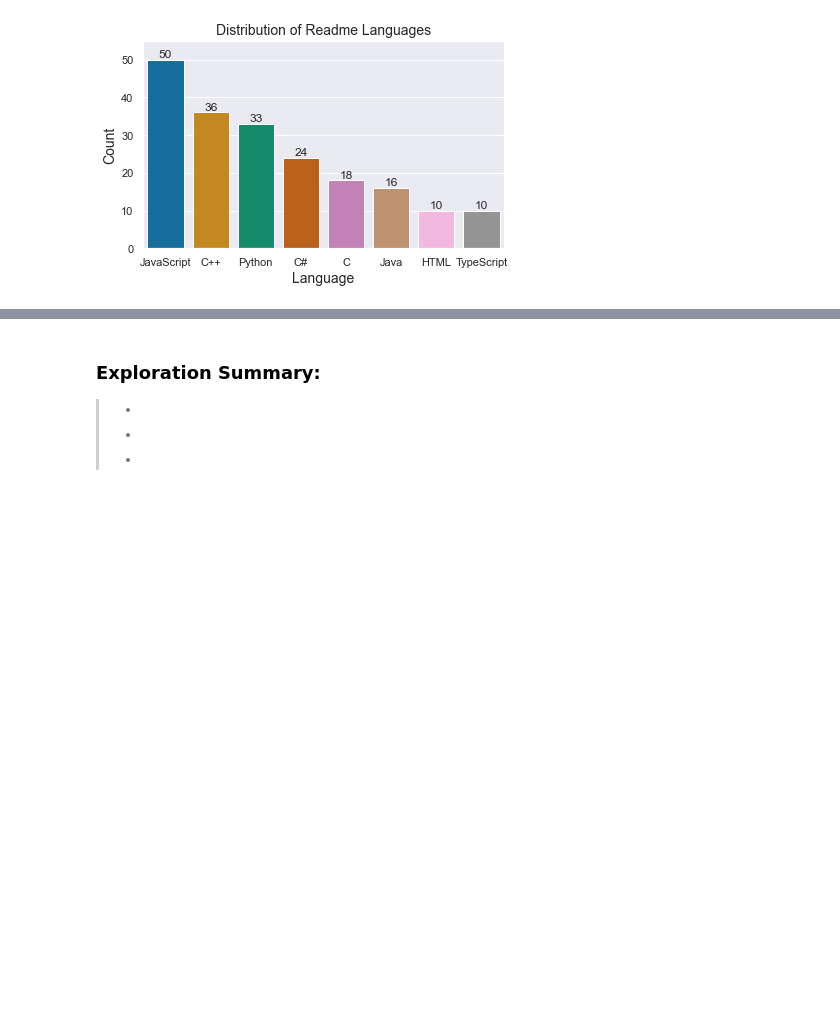
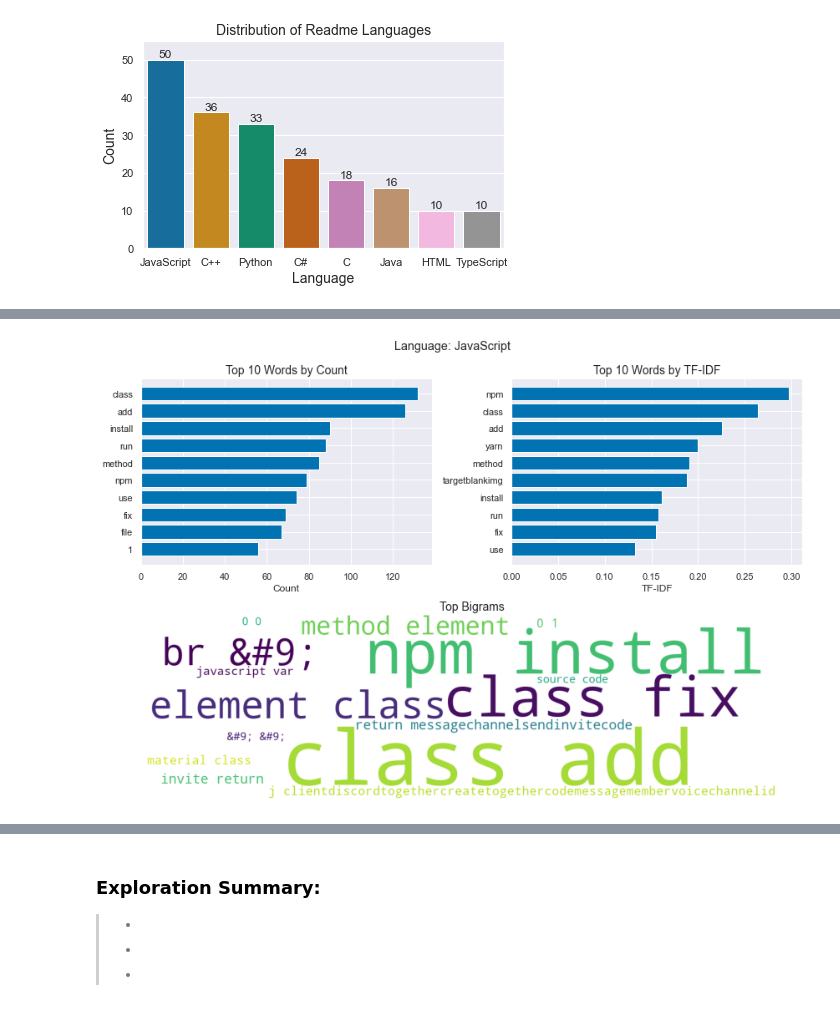
Before and after one commit to paige-arsene-cayt-nlp-project/games-nlp, a Jupyter notebook: Final_Report.ipynb, the cells around one changed output, grey strips where cells are left out. Saved outputs shown, nothing was run; the diff lists cells and outputs as text; code cells hidden in the pictures; blank space fills up the shorter version.

```diff
--- a/Final_Report.ipynb
+++ b/Final_Report.ipynb
@@ -109,3 +128,6 @@ display(Markdown('### Alt question format using markdown'))
 # %%
-#Do Visualizations
+#JavaScript Plots
+utils.generate_plots_and_cloud('JavaScript',train,tr_tfidf)
+# %% [output]
+[figure, added]
 # %% [markdown]
```
Also changed, not shown: parts of 24 cells of this notebook, 1 other file.
